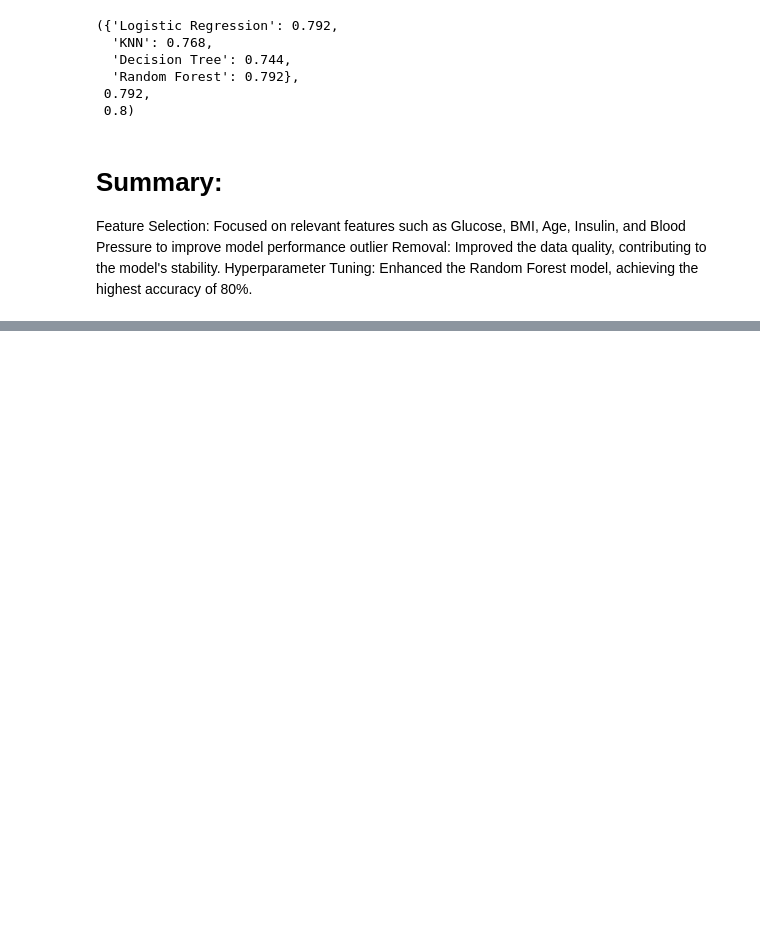
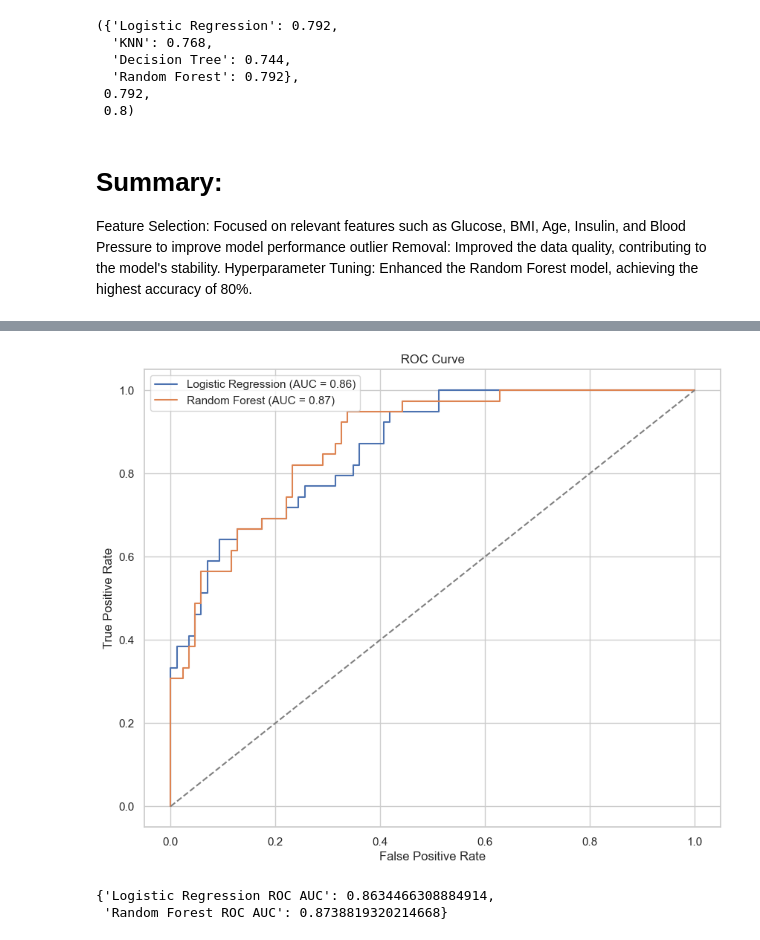
Before and after one commit to MrBinit/Diabetics-data-analysis, a Jupyter notebook: analysis.ipynb, the cells around one changed output, grey strips where cells are left out. Cells and saved outputs as stored; diff of their text form; code cells hidden in the pictures; blank space fills up the shorter version.

```diff
--- a/analysis.ipynb
+++ b/analysis.ipynb
@@ -434,0 +472,33 @@ Hyperparameter Tuning: Enhanced the Random Forest model, achieving the highest a
+# %%
+# ROC AUC Scores
+roc_auc_log_reg = roc_auc_score(y_test_no_outliers, best_log_reg.predict_proba(X_test_no_outliers)[:, 1])
+roc_auc_rf = roc_auc_score(y_test_no_outliers, best_rf.predict_proba(X_test_no_outliers)[:, 1])
+
+# ROC Curves
+fpr_log_reg, tpr_log_reg, _ = roc_curve(y_test_no_outliers, best_log_reg.predict_proba(X_test_no_outliers)[:, 1])
+fpr_rf, tpr_rf, _ = roc_curve(y_test_no_outliers, best_rf.predict_proba(X_test_no_outliers)[:, 1])
+
+# Plotting ROC Curves
+plt.figure(figsize=(10, 8))
+plt.plot(fpr_log_reg, tpr_log_reg, label=f'Logistic Regression (AUC = {roc_auc_log_reg:.2f})')
+plt.plot(fpr_rf, tpr_rf, label=f'Random Forest (AUC = {roc_auc_rf:.2f})')
+plt.plot([0, 1], [0, 1], color='grey', linestyle='--')
+plt.xlabel('False Positive Rate')
+plt.ylabel('True Positive Rate')
+plt.title('ROC Curve')
+plt.legend()
+plt.show()
+# %% [output]
+[figure, added]
+# %%
+
+# Display results
+results = {
+    "Logistic Regression ROC AUC": roc_auc_log_reg,
+    "Random Forest ROC AUC": roc_auc_rf
+}
+
+results
+# %% [output]
+{'Logistic Regression ROC AUC': 0.8634466308884914,
+ 'Random Forest ROC AUC': 0.8738819320214668}
```
Also changed, not shown: parts of 3 cells of this notebook.
